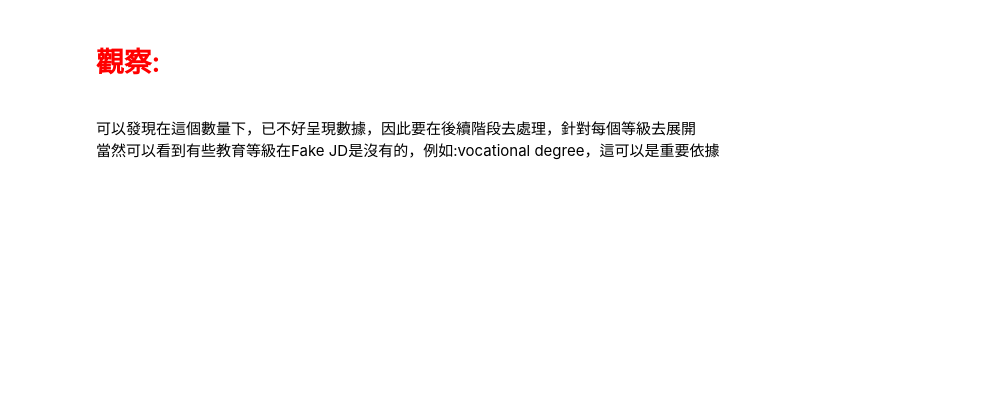
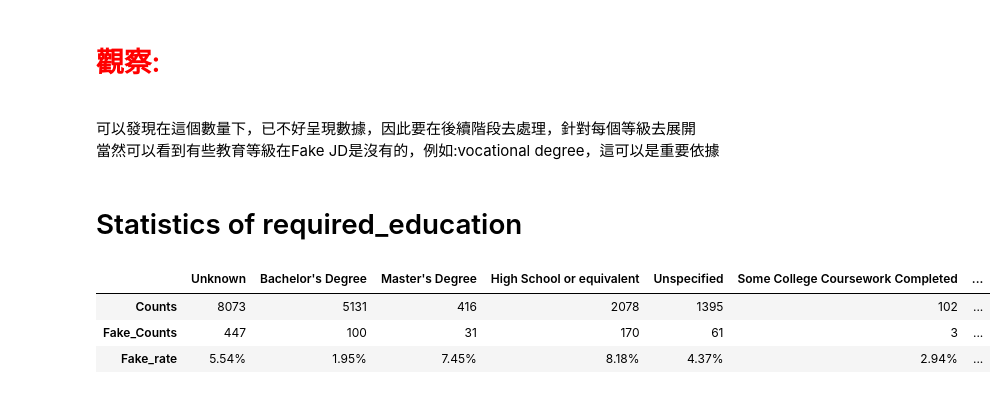
Before and after one commit to BillGuess/job_postings_analysis, a Jupyter notebook: job_postings_analysis.ipynb, the cells around one changed output. Cells and saved outputs as stored; diff of their text form; code cells hidden in the pictures; blank space fills up the shorter version.

```diff
--- a/job_postings_analysis.ipynb
+++ b/job_postings_analysis.ipynb
@@ -495,3 +561,20 @@ plt.show()
 <h1 style="color:red;">觀察:</h1><br>
 可以發現在這個數量下，已不好呈現數據，因此要在後續階段去處理，針對每個等級去展開<br>
 當然可以看到有些教育等級在Fake JD是沒有的，例如:vocational degree，這可以是重要依據
+# %% [markdown]
+# Statistics of required_education
+# %%
+# computing fake JD counts and rate for each required_education type
+required_education_fake_counts = []
+for required_education_type in required_education_types:
+    data_filter = (job_data_df['required_education'] == required_education_type)&(job_data_df['fraudulent']== 1)
+    required_education_fake_counts.append(len(job_data_df.loc[data_filter]['required_education']))
+
+required_education_fake_rate = ['{:0.2f}%'.format(100*fake/total) for total, fake in zip(required_education_counts, required_education_fake_counts)]
+display(pd.DataFrame([required_education_counts, required_education_fake_counts, required_education_fake_rate],
+                     columns=required_education_types, index=['Counts', 'Fake_Counts', 'Fake_rate']))
+# %% [output]
+|  | Unknown | Bachelor's Degree | Master's Degree | High School or equivalent | Unspecified | Some College Coursework Completed | ... |
+| Counts | 8073 | 5131 | 416 | 2078 | 1395 | 102 | ... |
+| Fake_Counts | 447 | 100 | 31 | 170 | 61 | 3 | ... |
+| Fake_rate | 5.54% | 1.95% | 7.45% | 8.18% | 4.37% | 2.94% | ... |
```
Also changed, not shown: parts of 16 cells of this notebook.
